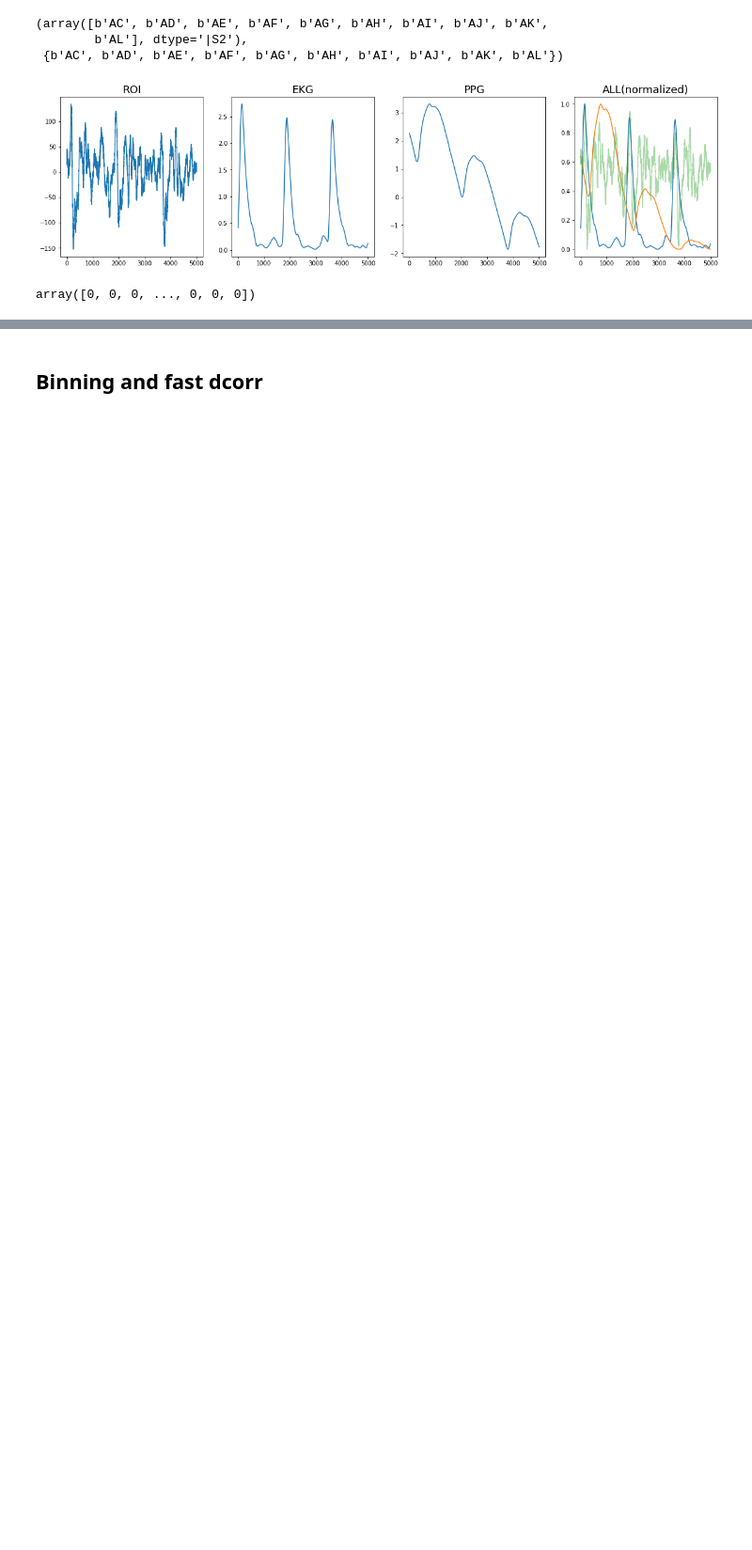
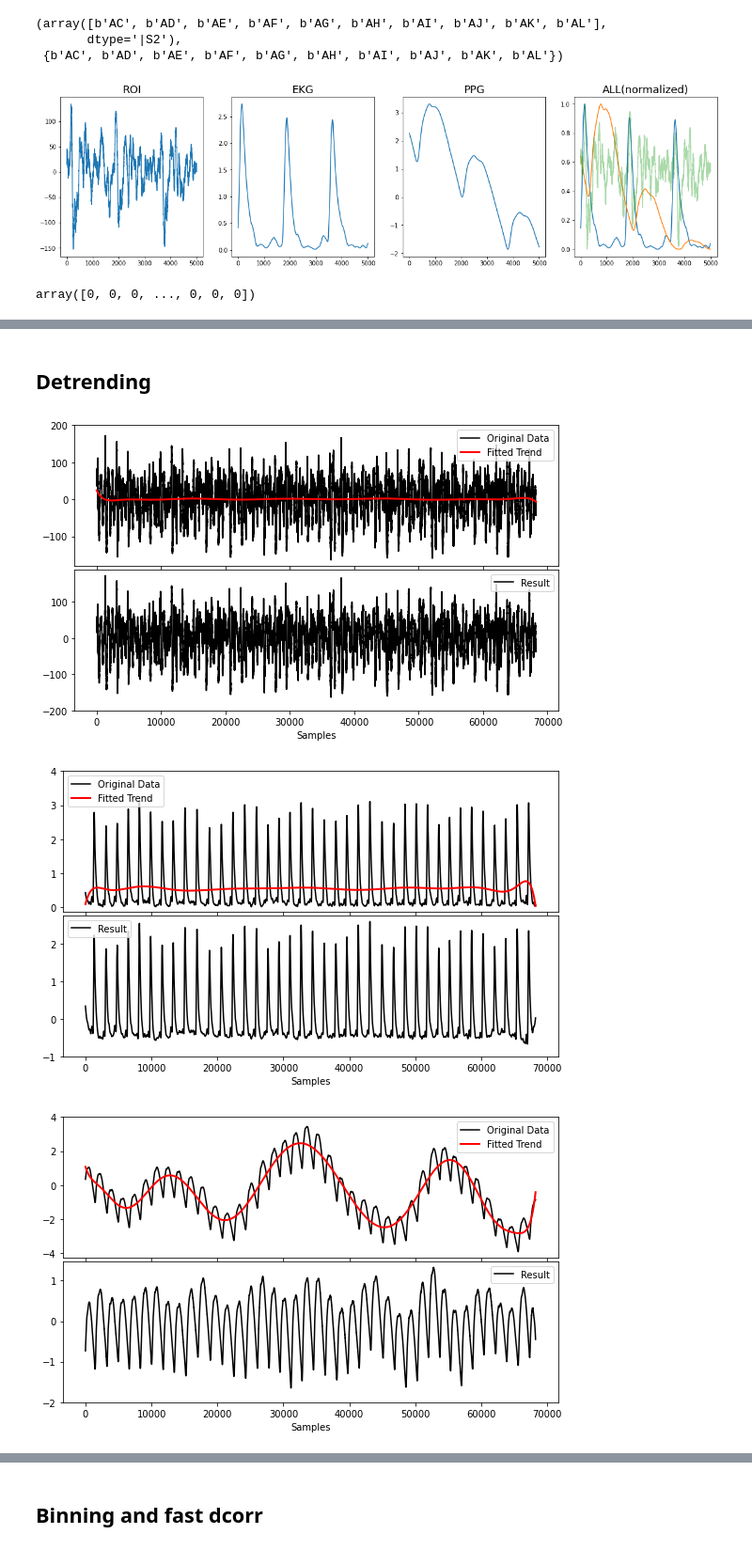
Before and after one commit to jshinm/hologram-biometric-signal-parsing, a Jupyter notebook: MindX_dataloader.ipynb, the cells around one changed output, grey strips where cells are left out. Shown: that part at 94% size. Drawn from its saved outputs; the diff is of its cells as text; code cells hidden in the pictures; blank space fills up the shorter version.

```diff
--- a/MindX_dataloader.ipynb
+++ b/MindX_dataloader.ipynb
@@ -14,8 +14,16 @@ Mounted at /content/drive
 # %%
 dirpath = '/content/drive/MyDrive/MindX_Data/Optical Imaging System Data Sets/'
 dirpath2 = '/content/drive/MyDrive/MindX_Data/dat/'
-# fpath = 'offaxis_10_27_2020/tf'
-fpath = 'offaxis_s1_11_30_2020/tf'
+dirpathimg = '/content/drive/MyDrive/MindX_Data/img/'
+dataset = 0
+# [S1, S1, S3, S2, S2]
+fpath = ['offaxis_10_27_2020/tf', 'offaxis_s1_11_30_2020/tf',
+         'offaxis_s3_11_30_2020/tf', 'offaxis_11_12_2020/tf',
+         'onaxis_11_18_2020/tf'][dataset]
+
+##### GLOBAL #####
+trim = 1500
+BIN_NUM = 10
 # %%
 import tensorflow as tf
 from pathlib import Path
@@ -122,8 +115,8 @@ def compute_ROI(ds1):
 
     return mean, mask
 # %%
-# filename = 'ds_10_27_s1.pickle'
-filename = dirpath2 + 'ds_11_30_s1.pickle'
+filename = ['ds_1027_s1.pickle', 'ds_1130_s1.pickle', 'ds_1130_s3.pickle', 'ds_1112_s2.pickle', 'ds_1118_s2.pickle']
+filename = dirpath2 + filename[dataset]
 
 if os.path.exists(filename):
     with open(filename, 'rb') as f:
@@ -416,0 +272,2 @@ kmerf = hyppo.independence.KMERF()
+# %% [markdown]
+## Detrending
@@ -416,0 +285,32 @@ kmerf = hyppo.independence.KMERF()
+# %%
+# fitting trends
+from IPython.display import clear_output
+
+trends = []
+
+for sess in range(10):
+    trends.append([])
+    for i in range(3):
+        data = ds_by_session[sess][2][:,i]
+        x = np.arange(len(data))
+        fit = np.polyval(np.polyfit(x, data, deg=15), x);
+        trends[sess].append(fit)
+
+clear_output()
+# %%
+detrended_wave = []
+plot = True
+
+for sess in range(10):
+    detrended_wave.append([])
+    for i in range(3):
+        ds_detrend_ppg = ds_by_session[sess][2][:,i].copy()
+        if plot:
+            detrended_wave[sess].append(polynomial(ds_detrend_ppg,15,plot=plot))
+        else:
+            detrended_wave[sess].append(polynomial(ds_detrend_ppg,15,plot=plot))
+    if plot: plot = False
+# %% [output]
+[figure, added]
+[figure, added]
+[figure, added]
```
Also changed, not shown: parts of 61 cells of this notebook.
